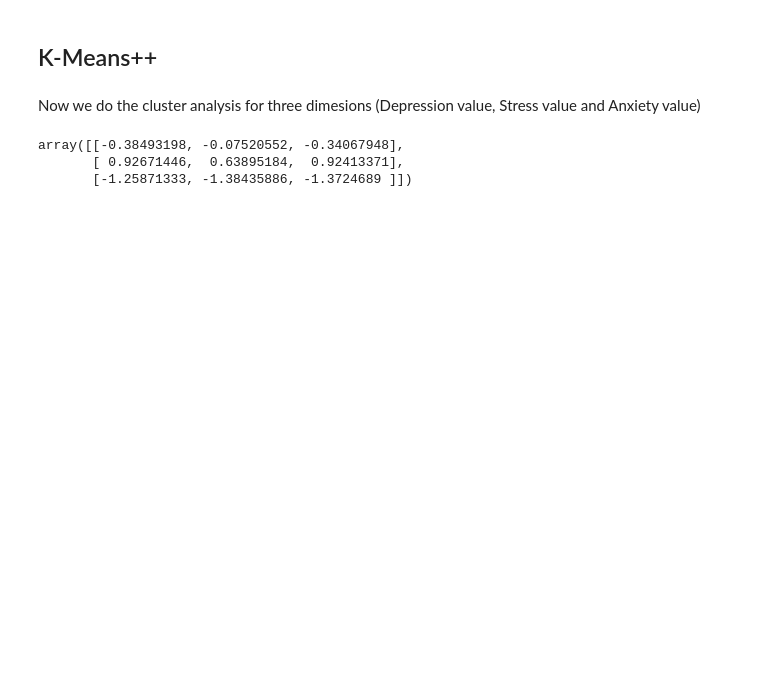
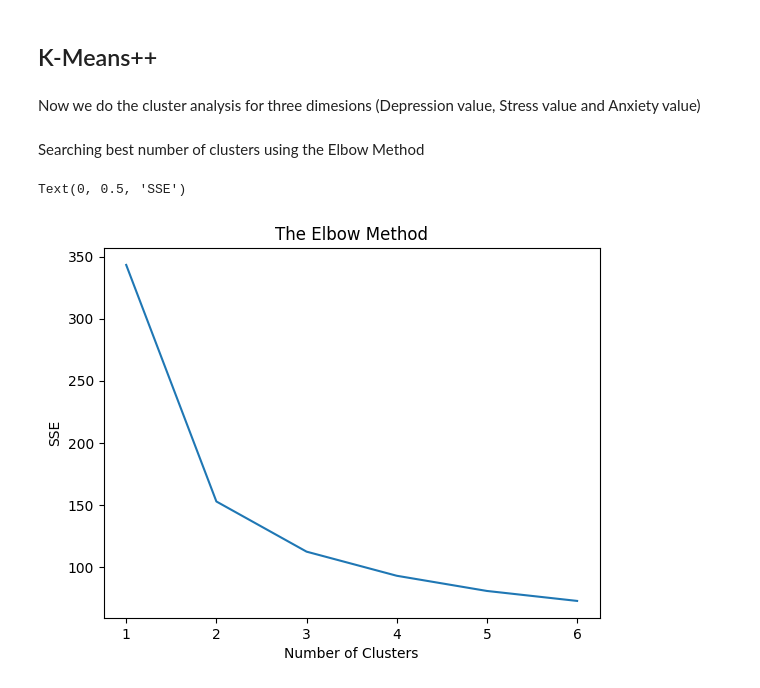
Before and after one commit to Nachrj/dbm2-project, a Jupyter notebook: clustering.ipynb, the cells around one changed output. Drawn from its saved outputs; the diff is of its cells as text; code cells hidden in the pictures; blank space fills up the shorter version.

```diff
--- a/clustering.ipynb
+++ b/clustering.ipynb
@@ -99,11 +98,26 @@ sns.scatterplot(data=data, x='Depression value', y='Anxiety value', hue='Cluster
 ## K-Means++
 # %% [markdown]
 Now we do the cluster analysis for three dimesions (Depression value, Stress value and Anxiety value)
+# %% [markdown]
+Searching best number of clusters using the Elbow Method
+# %%
+numClusters = [1,2,3,4,5,6]
+SSE = []
+for k in numClusters:
+    k_means = cluster.KMeans(n_clusters=k, init='k-means++',random_state=0, n_init=10)
+    k_means.fit(data[['Depression value', 'Stress value', 'Anxiety value']])
+    SSE.append(k_means.inertia_)
+
+plt.plot(numClusters, SSE)
+plt.title('The Elbow Method')
+plt.xlabel('Number of Clusters')
+plt.ylabel('SSE')
+# %% [output]
+Text(0, 0.5, 'SSE')
+[figure, added]
 # %%
 kmeans_3d = cluster.KMeans(n_clusters=3, init="k-means++", n_init = 10)
-kmeans_3d = kmeans.fit(data[['Depression value normalized', 'Stress value normalized', 'Anxiety value normalized']])
+kmeans_3d = kmeans.fit(data[['Depression value', 'Stress value', 'Anxiety value']])
 kmeans_3d.cluster_centers_
+
+data['Cluster number'] = kmeans.labels_
-# %% [output]
-array([[-0.38493198, -0.07520552, -0.34067948],
-       [ 0.92671446,  0.63895184,  0.92413371],
-       [-1.25871333, -1.38435886, -1.3724689 ]])
```
Also changed, not shown: parts of 10 cells of this notebook, 3 other files.
